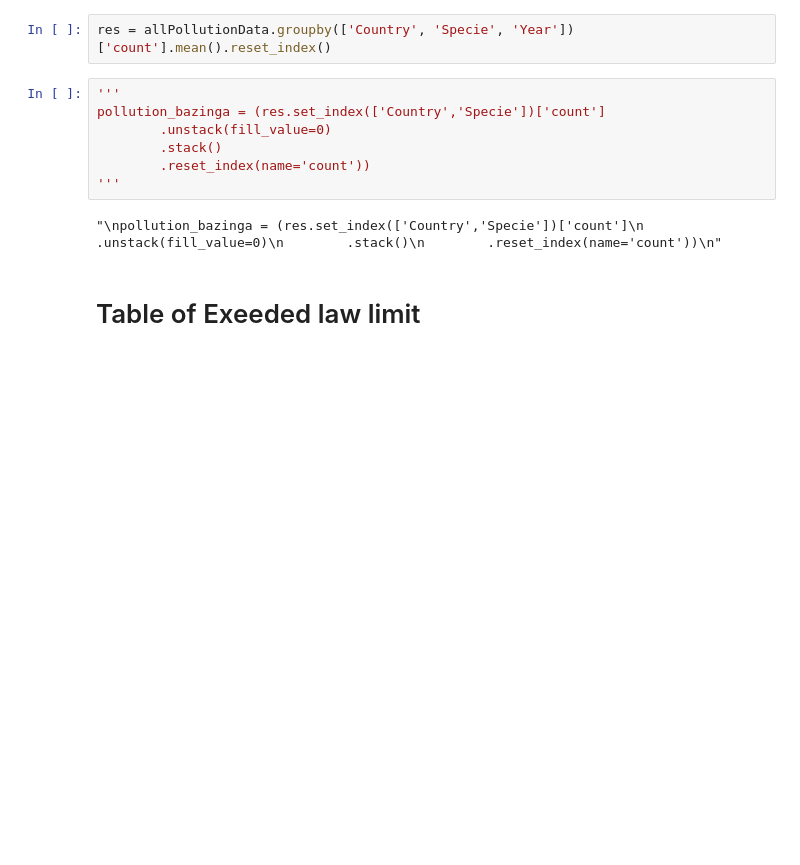
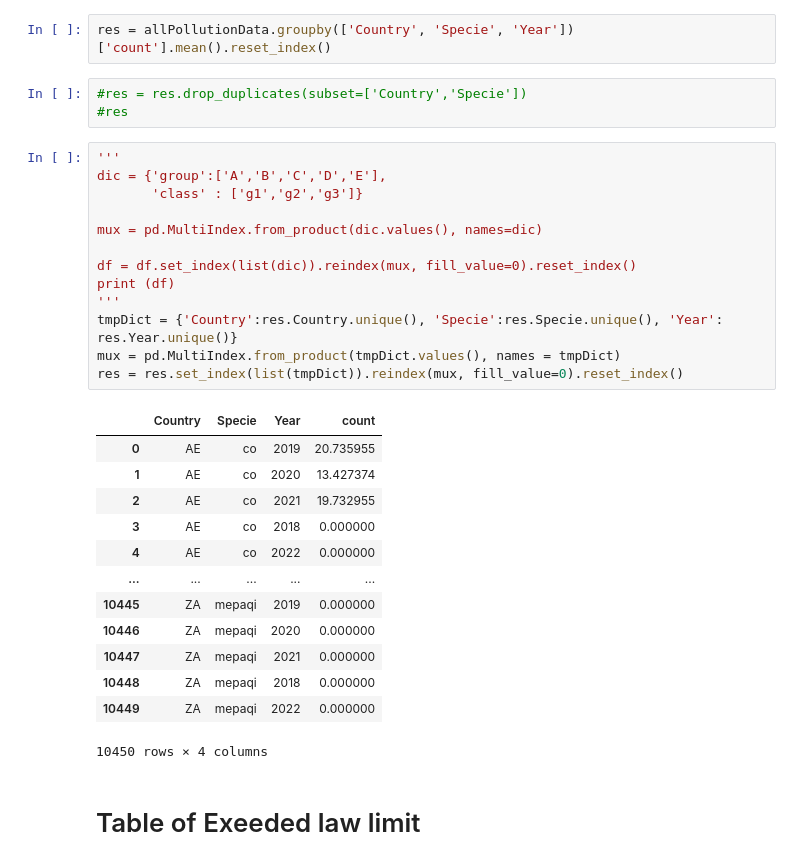
Before and after one commit to elenaabcc/CovidAnalysis4CPDM, a Jupyter notebook: pollution_charts_generator.ipynb, the cells around one changed output. Saved outputs shown, nothing was run; the diff lists cells and outputs as text; blank space fills up the shorter version.

```diff
--- a/pollution_charts_generator.ipynb
+++ b/pollution_charts_generator.ipynb
@@ -17,15 +17,36 @@ allPollutionData['Week']= splitedDate[1]
 allPollutionData['Day']= splitedDate[2]
 # %%
 res = allPollutionData.groupby(['Country', 'Specie', 'Year'])['count'].mean().reset_index()
-# %%
-'''
-pollution_bazinga = (res.set_index(['Country','Specie'])['count']
-        .unstack(fill_value=0)
-        .stack()
-        .reset_index(name='count'))
-'''
-# %% [output]
-"\npollution_bazinga = (res.set_index(['Country','Specie'])['count']\n        .unstack(fill_value=0)\n        .stack()\n        .reset_index(name='count'))\n"
+# %%
+#res = res.drop_duplicates(subset=['Country','Specie'])
+#res
+# %%
+'''
+dic = {'group':['A','B','C','D','E'],
+       'class' : ['g1','g2','g3']}
+
+mux = pd.MultiIndex.from_product(dic.values(), names=dic)
+
+df = df.set_index(list(dic)).reindex(mux, fill_value=0).reset_index()
+print (df)
+'''
+tmpDict = {'Country':res.Country.unique(), 'Specie':res.Specie.unique(), 'Year': res.Year.unique()}
+mux = pd.MultiIndex.from_product(tmpDict.values(), names = tmpDict)
+res = res.set_index(list(tmpDict)).reindex(mux, fill_value=0).reset_index()
+# %% [output]
+|  | Country | Specie | Year | count |
+| 0 | AE | co | 2019 | 20.735955 |
+| 1 | AE | co | 2020 | 13.427374 |
+| 2 | AE | co | 2021 | 19.732955 |
+| 3 | AE | co | 2018 | 0.000000 |
+| 4 | AE | co | 2022 | 0.000000 |
+| ... | ... | ... | ... | ... |
+| 10445 | ZA | mepaqi | 2019 | 0.000000 |
+| 10446 | ZA | mepaqi | 2020 | 0.000000 |
+| 10447 | ZA | mepaqi | 2021 | 0.000000 |
+| 10448 | ZA | mepaqi | 2018 | 0.000000 |
+| 10449 | ZA | mepaqi | 2022 | 0.000000 |
+10450 rows × 4 columns
 # %% [markdown]
 # Table of Exeeded law limit
 # %% [markdown]
```
Also changed, not shown: parts of 9 cells of this notebook, 5 other files.
